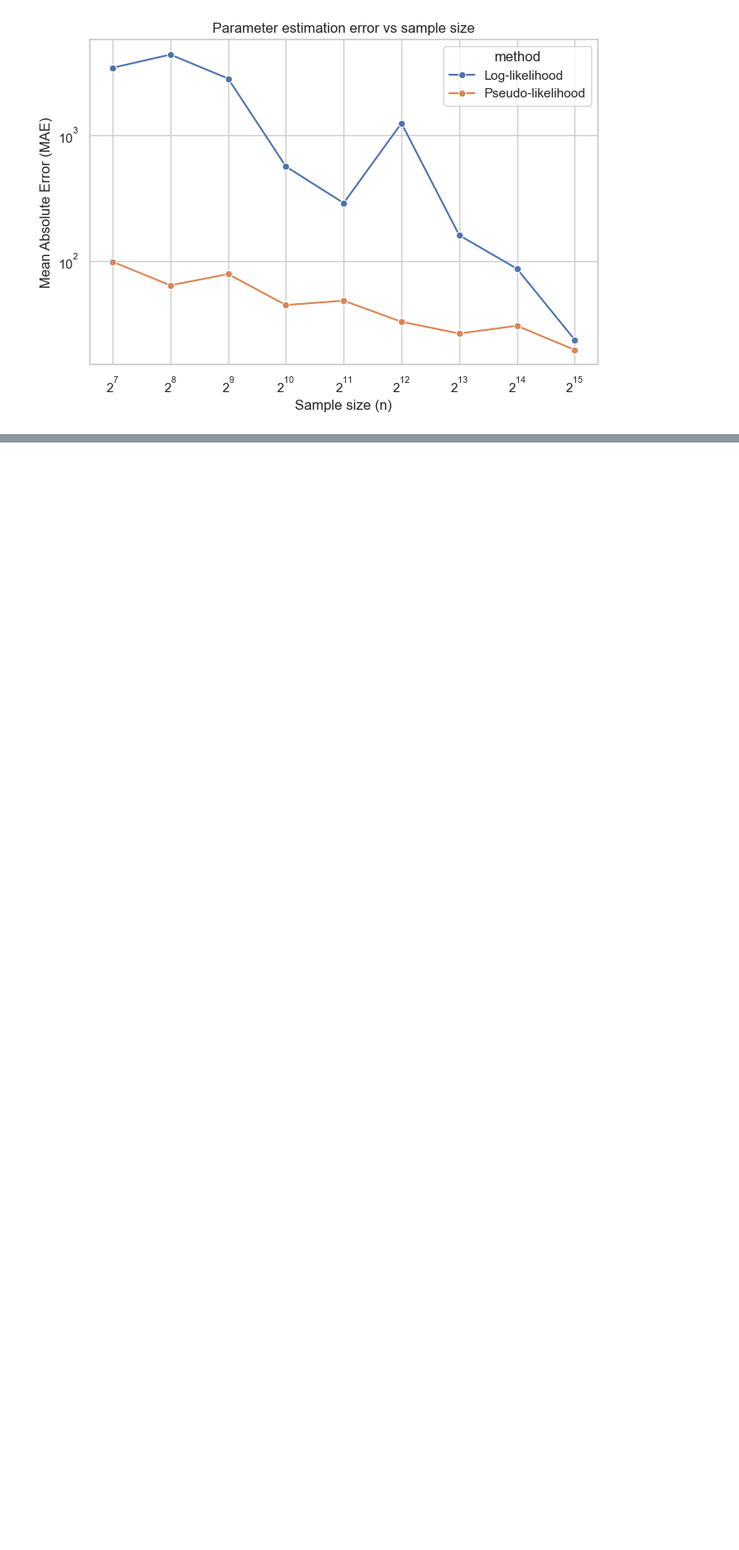
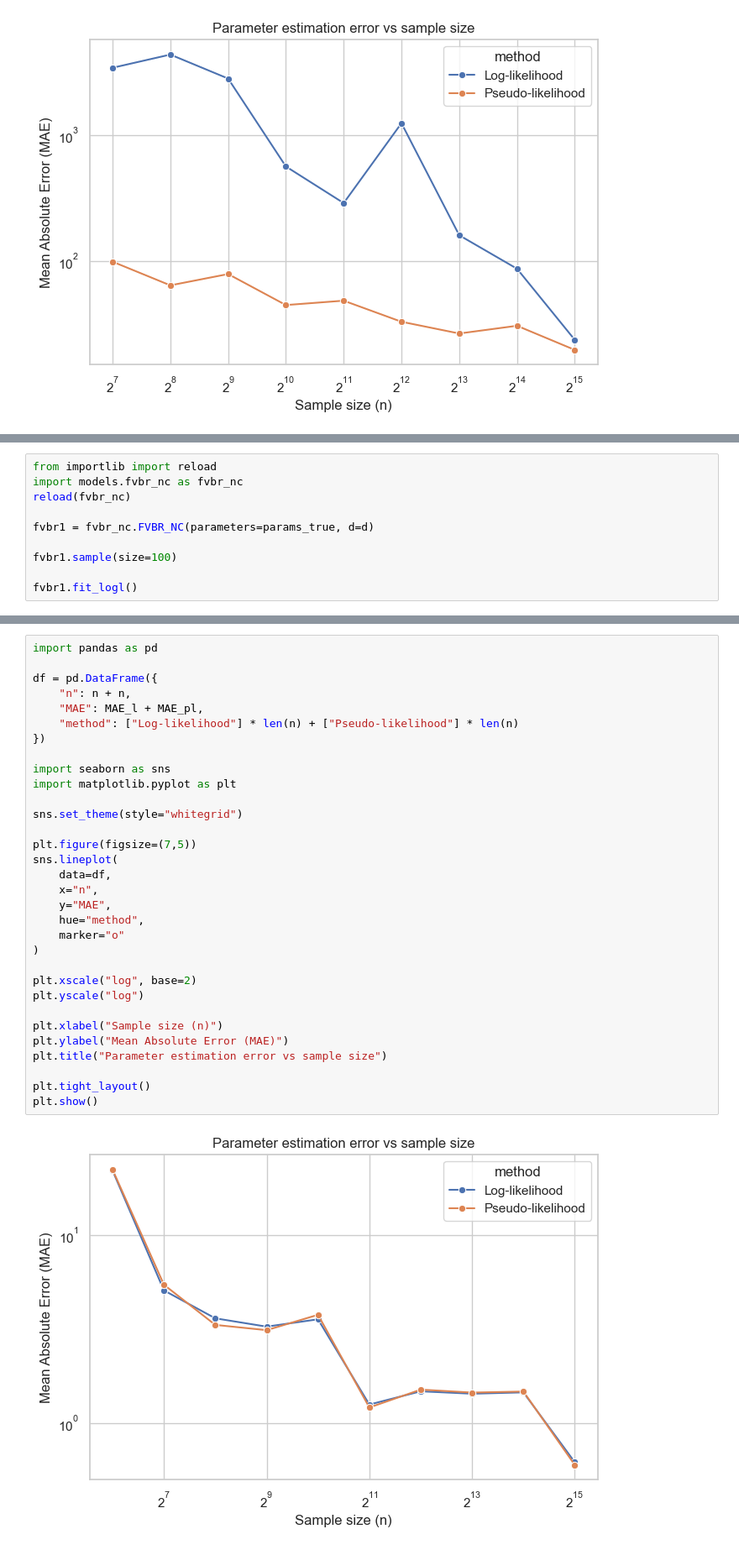
Before and after one commit to dmkla10/tesis, a Jupyter notebook: main.ipynb, the cells around one changed output, grey strips where cells are left out. Shown at 84% size. Cells and saved outputs as stored; diff of their text form; blank space fills up the shorter version.

```diff
--- a/main.ipynb
+++ b/main.ipynb
@@ -120,0 +138,10 @@ plt.show()
+# %%
+from importlib import reload
+import models.fvbr_nc as fvbr_nc
+reload(fvbr_nc)
+
+fvbr1 = fvbr_nc.FVBR_NC(parameters=params_true, d=d)
+
+fvbr1.sample(size=100)
+
+fvbr1.fit_logl()
@@ -120,0 +189,34 @@ plt.show()
+# %%
+import pandas as pd
+
+df = pd.DataFrame({
+    "n": n + n,
+    "MAE": MAE_l + MAE_pl,
+    "method": ["Log-likelihood"] * len(n) + ["Pseudo-likelihood"] * len(n)
+})
+
+import seaborn as sns
+import matplotlib.pyplot as plt
+
+sns.set_theme(style="whitegrid")
+
+plt.figure(figsize=(7,5))
+sns.lineplot(
+    data=df,
+    x="n",
+    y="MAE",
+    hue="method",
+    marker="o"
+)
+
+plt.xscale("log", base=2)
+plt.yscale("log")
+
+plt.xlabel("Sample size (n)")
+plt.ylabel("Mean Absolute Error (MAE)")
+plt.title("Parameter estimation error vs sample size")
+
+plt.tight_layout()
+plt.show()
+# %% [output]
+[figure, added]
```
Also changed, not shown: parts of 5 cells of this notebook, 1 other file.
